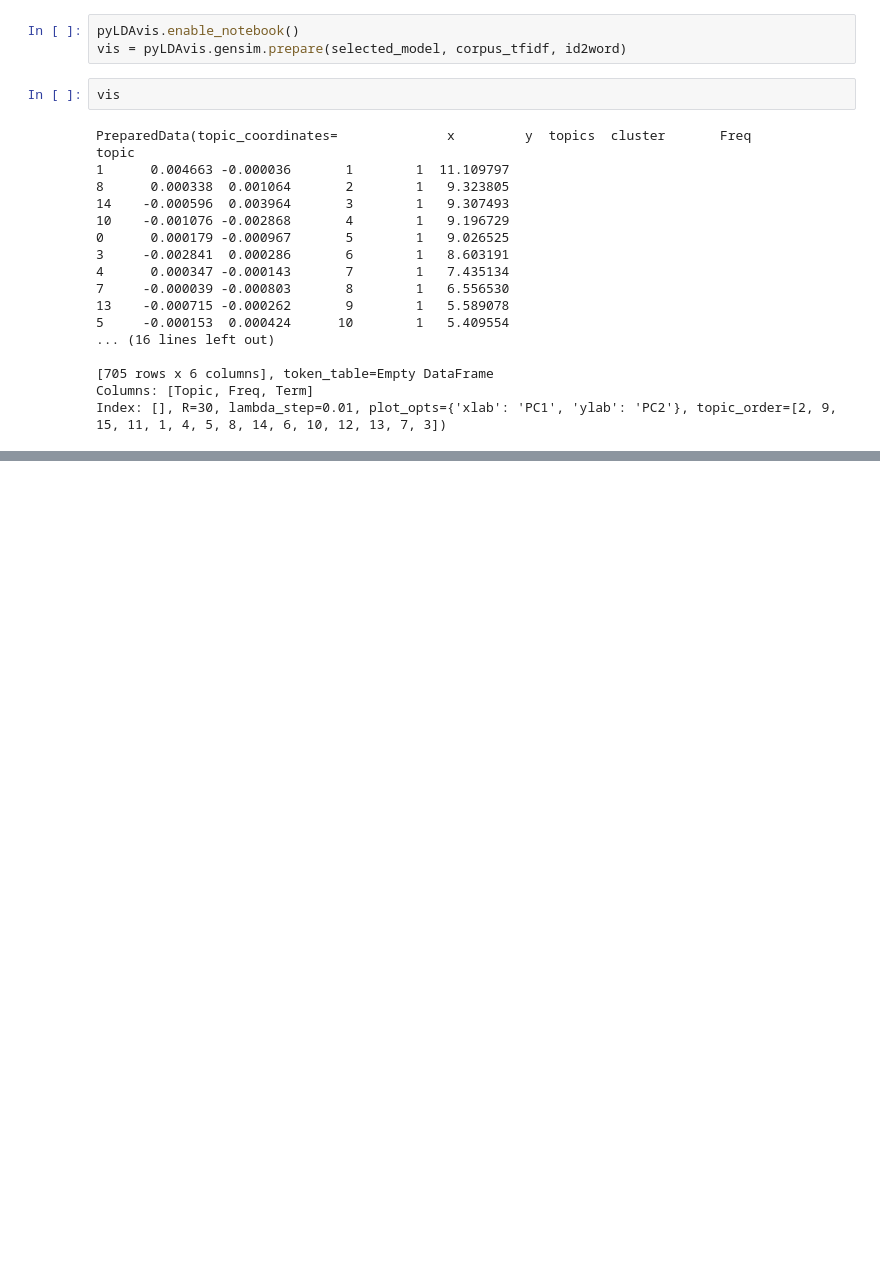
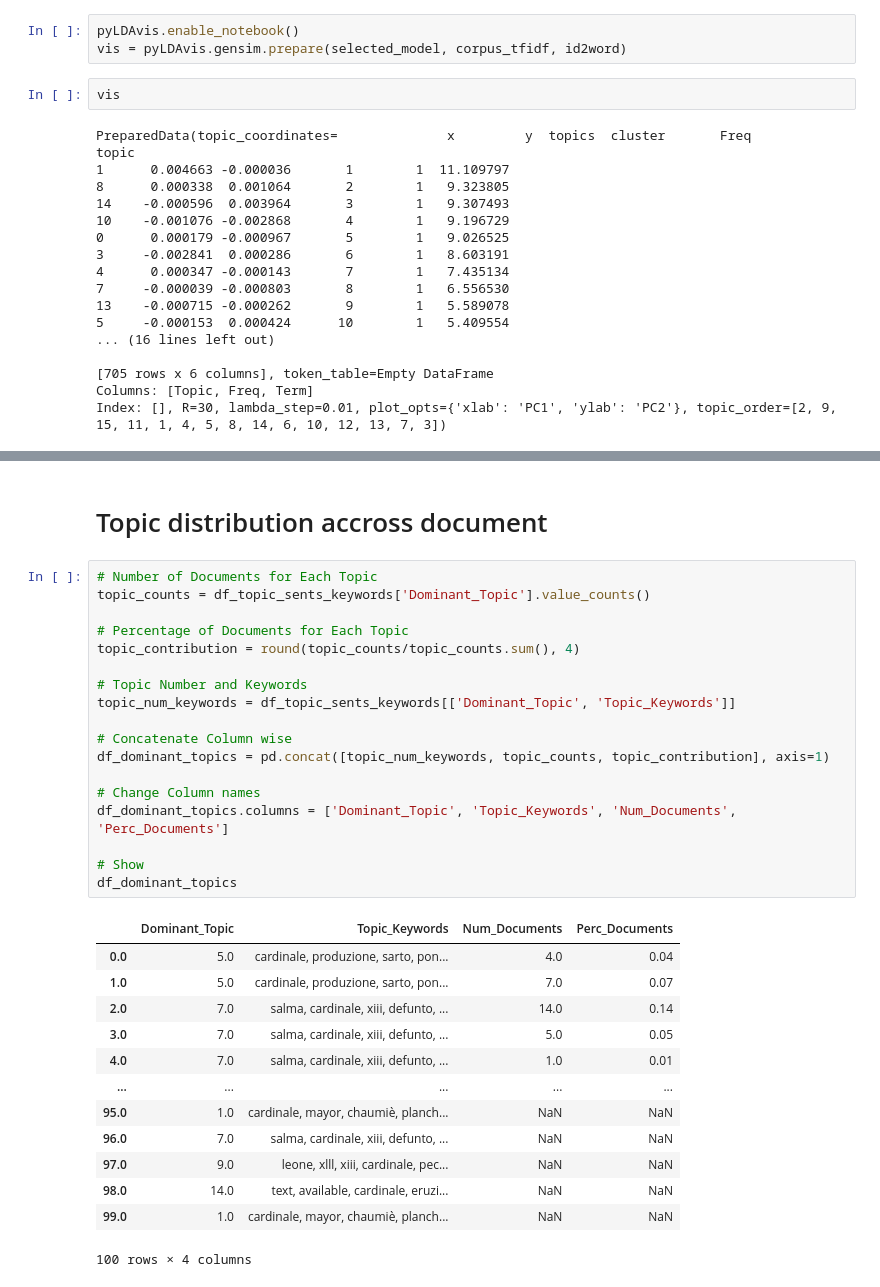
Before and after one commit to DHARPA-Project/TopicModelling-, a Jupyter notebook: topic_modelling_tfidf.ipynb, the cells around one changed output, grey strips where cells are left out. Drawn from its saved outputs; the diff is of its cells as text; blank space fills up the shorter version.

```diff
--- a/topic_modelling_tfidf.ipynb
+++ b/topic_modelling_tfidf.ipynb
@@ -604,0 +691,34 @@ Index: [], R=30, lambda_step=0.01, plot_opts={'xlab': 'PC1', 'ylab': 'PC2'}, top
+# %% [markdown]
+# Topic distribution accross document
+# %%
+# Number of Documents for Each Topic
+topic_counts = df_topic_sents_keywords['Dominant_Topic'].value_counts()
+
+# Percentage of Documents for Each Topic
+topic_contribution = round(topic_counts/topic_counts.sum(), 4)
+
+# Topic Number and Keywords
+topic_num_keywords = df_topic_sents_keywords[['Dominant_Topic', 'Topic_Keywords']]
+
+# Concatenate Column wise
+df_dominant_topics = pd.concat([topic_num_keywords, topic_counts, topic_contribution], axis=1)
+
+# Change Column names
+df_dominant_topics.columns = ['Dominant_Topic', 'Topic_Keywords', 'Num_Documents', 'Perc_Documents']
+
+# Show
+df_dominant_topics
+# %% [output]
+|  | Dominant_Topic | Topic_Keywords | Num_Documents | Perc_Documents |
+| 0.0 | 5.0 | cardinale, produzione, sarto, pon... | 4.0 | 0.04 |
+| 1.0 | 5.0 | cardinale, produzione, sarto, pon... | 7.0 | 0.07 |
+| 2.0 | 7.0 | salma, cardinale, xiii, defunto, ... | 14.0 | 0.14 |
+| 3.0 | 7.0 | salma, cardinale, xiii, defunto, ... | 5.0 | 0.05 |
+| 4.0 | 7.0 | salma, cardinale, xiii, defunto, ... | 1.0 | 0.01 |
+| ... | ... | ... | ... | ... |
+| 95.0 | 1.0 | cardinale, mayor, chaumiè, planch... | NaN | NaN |
+| 96.0 | 7.0 | salma, cardinale, xiii, defunto, ... | NaN | NaN |
+| 97.0 | 9.0 | leone, xlll, xiii, cardinale, pec... | NaN | NaN |
+| 98.0 | 14.0 | text, available, cardinale, eruzi... | NaN | NaN |
+| 99.0 | 1.0 | cardinale, mayor, chaumiè, planch... | NaN | NaN |
+100 rows × 4 columns
```
Also changed, not shown: parts of 15 cells of this notebook.
